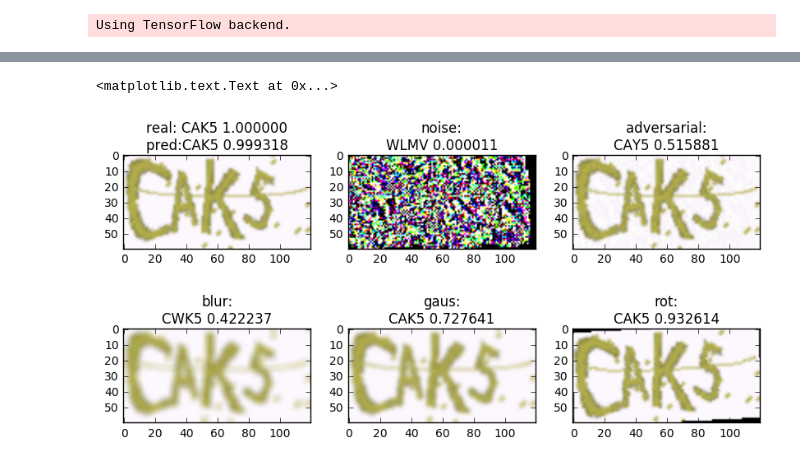
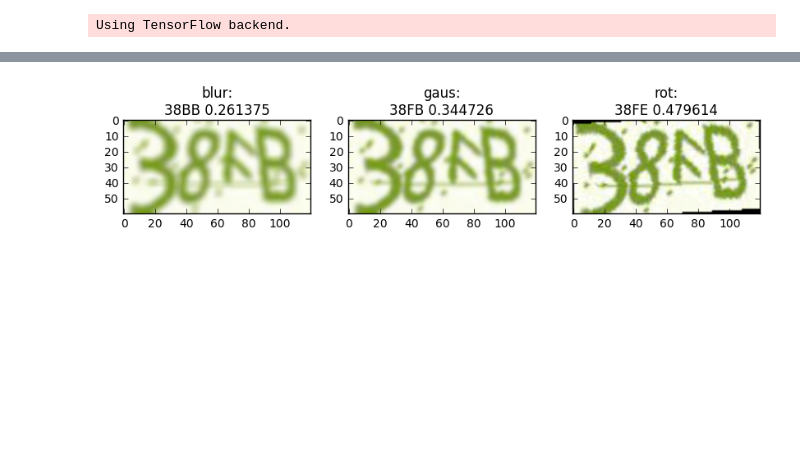
Before and after one commit to zhangbincheng1997/captcha-adversarial-attack, a Jupyter notebook: main.ipynb, the cells around one changed output, grey strips where cells are left out. Cells and saved outputs as stored; diff of their text form; code cells hidden in the pictures; blank space fills up the shorter version.

```diff
--- a/main.ipynb
+++ b/main.ipynb
@@ -50,7 +199,7 @@ plt.title(decode(y))
 from keras.models import *
 from keras.layers import *
 
-input_tensor = Input((height, width, 3))
+input_tensor = Input((height, width, 1))
 x = input_tensor
 for i in range(3): # keras2
     x = Conv2D(32*2**i, (3, 3), activation='relu')(x)
@@ -220,0 +348,8 @@ title_modified = 'adversarial:\n%s' % decode(model.predict(deprocess_array))
+# %%
+acc = 0
+for i in tqdm(range(flen)):
+    y_pred = model.predict(np.expand_dims(X[i], 0)) # (60, 120, 3)扩展到(60, 120, 3, 1)
+    y_pred = np.argmax(y_pred, axis=2).T
+    # acc += np.mean(list(map(np.array_equal, y[i], y_pred[0]))) # python3
+    acc += np.amin(list(map(np.array_equal, y[i], y_pred[0]))) # python3
+acc / flen
@@ -220,0 +358,10 @@ title_modified = 'adversarial:\n%s' % decode(model.predict(deprocess_array))
+# %%
+# 加入对抗后
+acc = 0
+for i in tqdm(range(100)):
+    x = np.expand_dims(X[i], 0)
+    _, _, deprocess_array = generate_adversarial(model, x)
+    y_pred = model.predict(deprocess_array) # (60, 120, 3)扩展到(60, 120, 3, 1)
+    y_pred = np.argmax(y_pred, axis=2).T
+    acc += np.amin(list(map(np.array_equal, y[i], y_pred[0]))) # python3
+acc / 100
@@ -221,39 +379,28 @@ title_modified = 'adversarial:\n%s' % decode(model.predict(deprocess_array))
 # %%
-plt.figure(figsize = (10, 5))
-plt.subplot(2, 3, 1)
-plt.imshow(original_array[0], cmap='gray')
-plt.title(title_original)
+def decode_vcode(deprocess_array):
+    plt.figure(figsize = (10, 5))
+    ##### 均值滤波
+    img_blur = cv2.blur(deprocess_array[0], (5,5))
+    title_blur = 'blur:\n%s' % decode(model.predict(np.expand_dims(img_blur, 0)))
+    plt.subplot(1, 3, 1)
+    plt.imshow(img_blur, cmap='gray')
+    plt.title(title_blur)
 
-######
-plt.subplot(2, 3, 2)
-plt.imshow(perturbation[0], cmap='gray')
-plt.title(title_perturbation)
+    ##### 高斯模糊
+    img_gaus = cv2.GaussianBlur(deprocess_array[0], (5,5), 0)
+    title_gaus = 'gaus:\n%s' % decode(model.predict(np.expand_dims(img_gaus, 0)))
+    plt.subplot(1, 3, 2)
+    plt.imshow(img_gaus, cmap='gray')
+    plt.title(title_gaus)
 
-######
-plt.subplot(2, 3, 3)
-plt.imshow(deprocess_array[0], cmap='gray')
-plt.title(title_modified)
+    ##### 旋转对抗
+    img_rot = Image.fromarray(deprocess_array[0]).rotate(3)
+    title_rot = 'rot:\n%s' % decode(model.predict(np.expand_dims(img_rot, 0)))
+    plt.subplot(1, 3, 3)
+    plt.imshow(img_rot, cmap='gray')
+    plt.title(title_rot)
 
-##### lv bo
-img_blur = cv2.blur(original_array[0], (5,5))
-title_blur = 'blur:\n%s' % decode(model.predict(np.expand_dims(img_blur, 0)))
-plt.subplot(2, 3, 4)
-plt.imshow(img_blur, cmap='gray')
-plt.title(title_blur)
-
-##### gao si
-img_gaus = cv2.GaussianBlur(original_array[0], (5,5), 0)
-title_gaus = 'gaus:\n%s' % decode(model.predict(np.expand_dims(img_gaus, 0)))
-plt.subplot(2, 3, 5)
-plt.imshow(img_gaus, cmap='gray')
-plt.title(title_gaus)
-
-##### xuan zhuan
-img_rot = Image.fromarray(original_array[0]).rotate(3)
-title_rot = 'rot:\n%s' % decode(model.predict(np.expand_dims(img_rot, 0)))
-plt.subplot(2, 3, 6)
-plt.imshow(img_rot, cmap='gray')
-plt.title(title_rot)
+_, _, deprocess_array = generate_adversarial(model, np.expand_dims(X[0], 0))
+decode_vcode(deprocess_array)
 # %% [output]
-<matplotlib.text.Text at 0x...>
-[figure, old version]
+[figure, new version]
```
Also changed, not shown: parts of 30 cells of this notebook.
